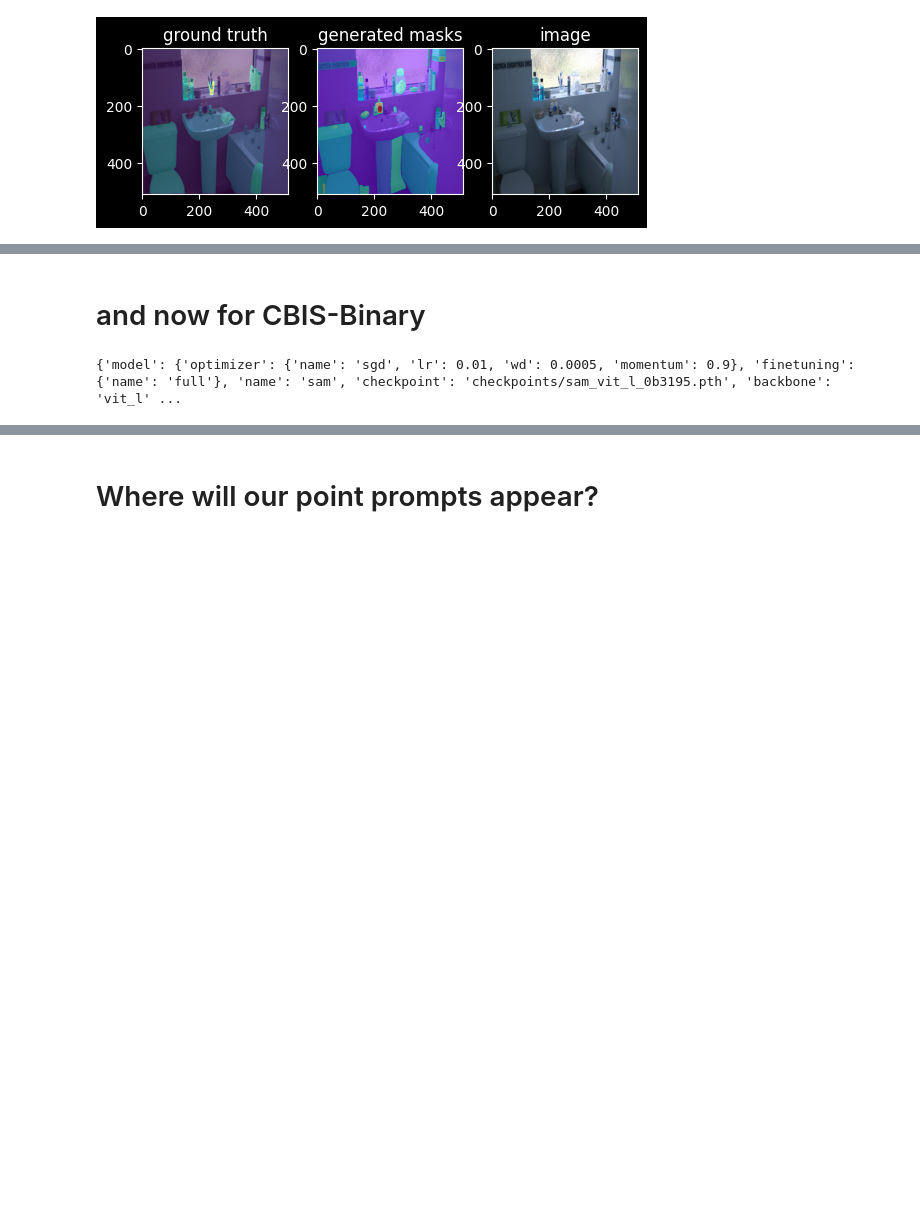
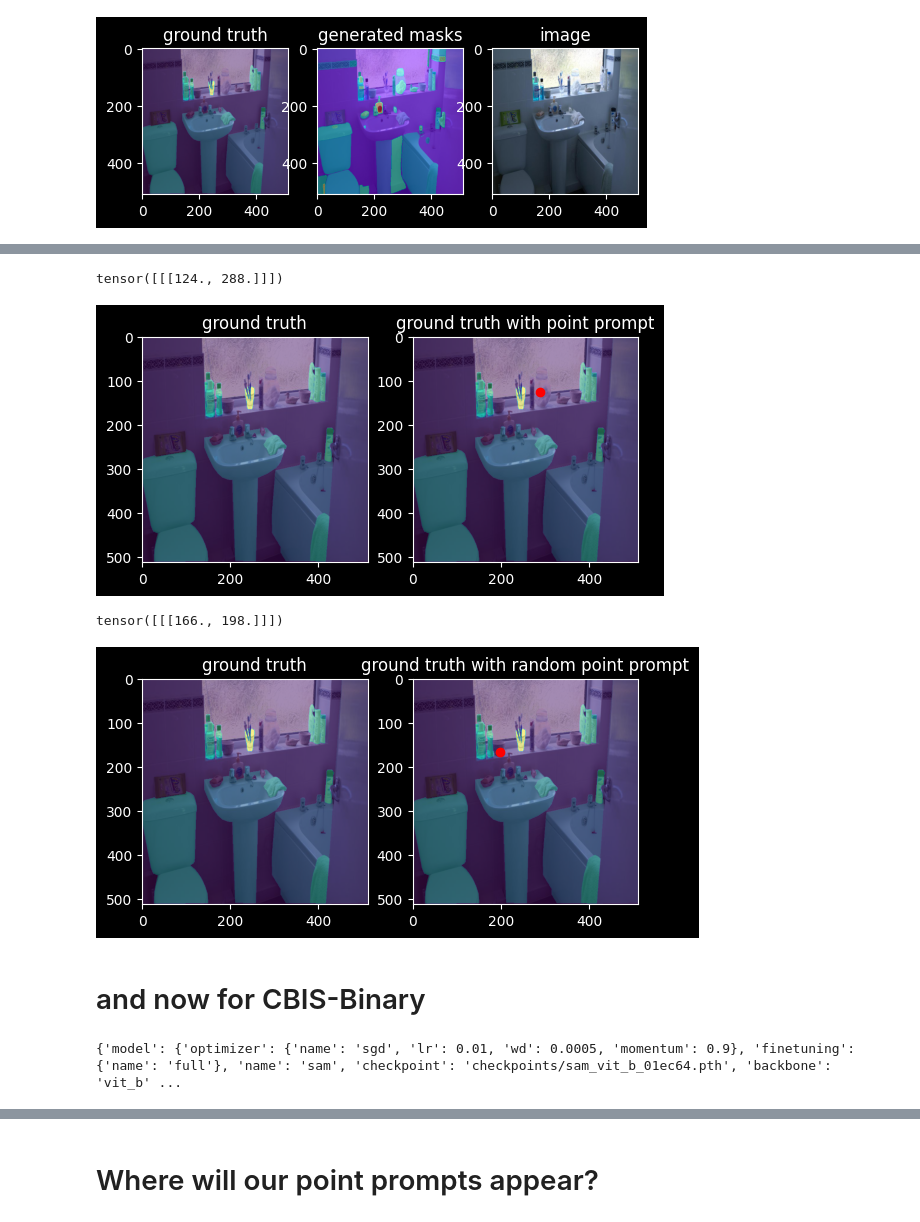
Before and after one commit to DrumsnChocolate/final-project, a Jupyter notebook: implementation/segment_anything/finetune/test_finetune.py.ipynb, the cells around one changed output, grey strips where cells are left out. Drawn from its saved outputs; the diff is of its cells as text; code cells hidden in the pictures; blank space fills up the shorter version.

```diff
--- a/implementation/segment_anything/finetune/test_finetune.py.ipynb
+++ b/implementation/segment_anything/finetune/test_finetune.py.ipynb
@@ -92,15 +97,43 @@ for sample, label, merged_mask in zip(samples, labels, merged_masks):
+# %%
+background = 0
+points = get_foreground_points((labels == background) * 1)
+print(points)
+for sample, label, point_list in zip(samples, labels, points):
+    fig, axes = plt.subplots(1, 2)
+    axes[0].set_title('ground truth')
+    show_label(sample, label, ax=axes[0], show=False)
+    axes[1].set_title('ground truth with point prompt')
+    show_label(sample, label, ax=axes[1], show=False)
+    axes[1].scatter([point_list[0][1]], [point_list[0][0]], c='r')
+    plt.show()
+
+points = get_random_foreground_points((labels == background) * 1)
+print(points)
+for sample, label, point_list in zip(samples, labels, points):
+    fig, axes = plt.subplots(1, 2)
+    axes[0].set_title('ground truth')
+    show_label(sample, label, ax=axes[0], show=False)
+    axes[1].set_title('ground truth with random point prompt')
+    show_label(sample, label, ax=axes[1], show=False)
+    axes[1].scatter([point_list[0][1]], [point_list[0][0]], c='r')
+    plt.show()
+# %% [output]
+tensor([[[124., 288.]]])
+[figure, added]
+tensor([[[166., 198.]]])
+[figure, added]
 # %% [markdown]
 # and now for CBIS-Binary
 # %%
 args = Prodict(config='finetune/configs/demo_cbis-binary.yaml', cfg_options={'device': 'cpu'})
 cfg = get_cfg(args)
 logger = get_logger(cfg)
-dataloaders = build_dataloaders(cfg)
+dataloaders = build_dataloaders(cfg, mask=False)
 model = build_model(cfg, logger)
 mask_generator = SamAutomaticMaskGenerator(model.model)
 samples, labels = next(iter(dataloaders['train']))
 # %% [output]
-{'model': {'optimizer': {'name': 'sgd', 'lr': 0.01, 'wd': 0.0005, 'momentum': 0.9}, 'finetuning': {'name': 'full'}, 'name': 'sam', 'checkpoint': 'checkpoints/sam_vit_l_0b3195.pth', 'backbone': 'vit_l' ...
+{'model': {'optimizer': {'name': 'sgd', 'lr': 0.01, 'wd': 0.0005, 'momentum': 0.9}, 'finetuning': {'name': 'full'}, 'name': 'sam', 'checkpoint': 'checkpoints/sam_vit_b_01ec64.pth', 'backbone': 'vit_b' ...
 # %%
 
 merged_masks = [get_mask(repeat(sample, 3), mask_generator) for sample in samples]
```
Also changed, not shown: parts of 6 cells of this notebook, 6 other files.
